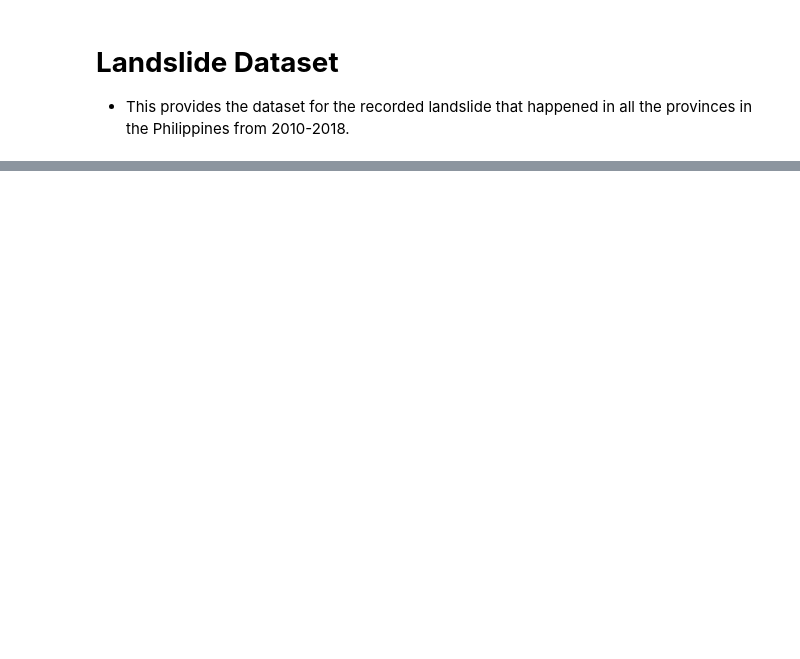
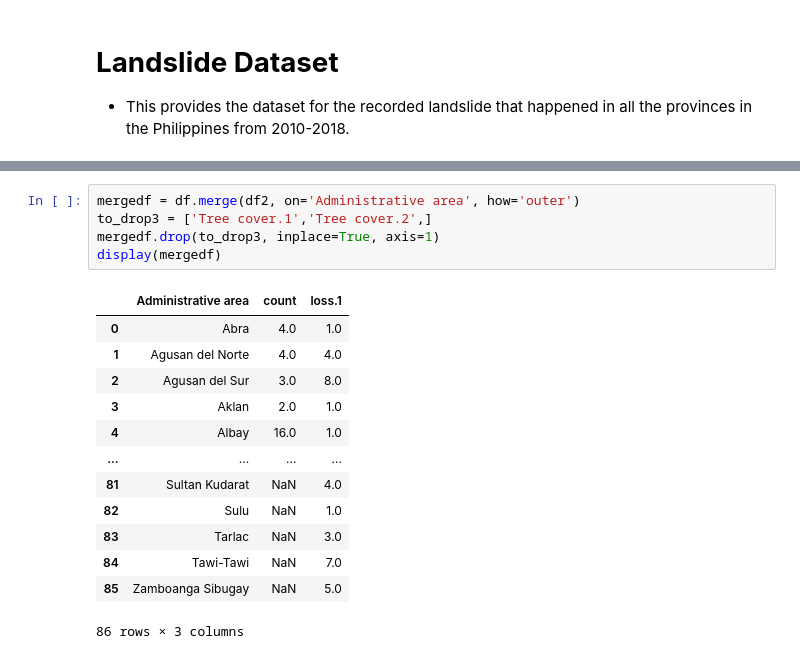
Before and after one commit to AlexDiata/ITBA_3205_Eart-Benders, a Jupyter notebook: Codes/LandSlideRisk.ipynb, the cells around one changed output, grey strips where cells are left out. Cells and saved outputs as stored; diff of their text form; blank space fills up the shorter version.

```diff
--- a/Codes/LandSlideRisk.ipynb
+++ b/Codes/LandSlideRisk.ipynb
@@ -97,0 +196,19 @@ plt.show()
+# %%
+mergedf = df.merge(df2, on='Administrative area', how='outer')
+to_drop3 = ['Tree cover.1','Tree cover.2',]
+mergedf.drop(to_drop3, inplace=True, axis=1)
+display(mergedf)
+# %% [output]
+|  | Administrative area | count | loss.1 |
+| 0 | Abra | 4.0 | 1.0 |
+| 1 | Agusan del Norte | 4.0 | 4.0 |
+| 2 | Agusan del Sur | 3.0 | 8.0 |
+| 3 | Aklan | 2.0 | 1.0 |
+| 4 | Albay | 16.0 | 1.0 |
+| ... | ... | ... | ... |
+| 81 | Sultan Kudarat | NaN | 4.0 |
+| 82 | Sulu | NaN | 1.0 |
+| 83 | Tarlac | NaN | 3.0 |
+| 84 | Tawi-Tawi | NaN | 7.0 |
+| 85 | Zamboanga Sibugay | NaN | 5.0 |
+86 rows × 3 columns
```
Also changed, not shown: parts of 7 cells of this notebook.
